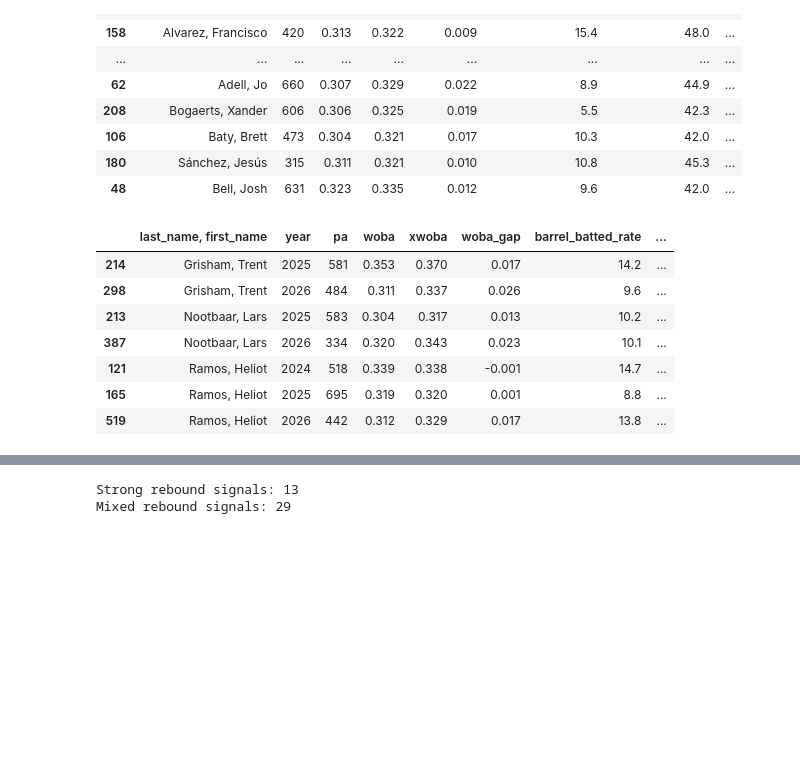
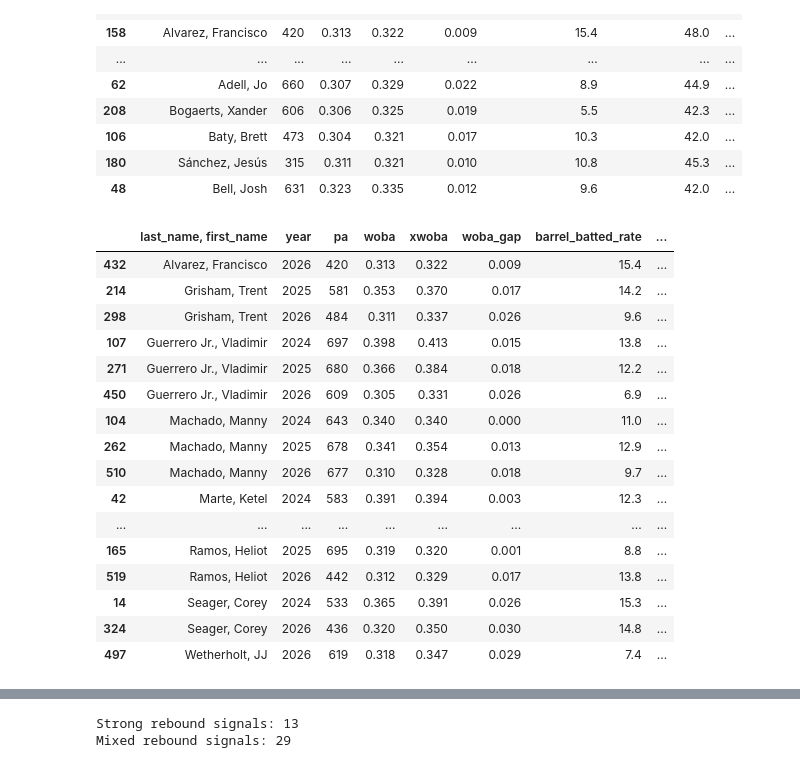
Before and after one commit to cameronboardman2022/MLB--26-Undervalued-Hitters, a Jupyter notebook: MLB_Undervalued_Hitters_2026.ipynb, the cells around one changed output, grey strips where cells are left out. Drawn from its saved outputs; the diff is of its cells as text; code cells hidden in the pictures; blank space fills up the shorter version.

```diff
--- a/MLB_Undervalued_Hitters_2026.ipynb
+++ b/MLB_Undervalued_Hitters_2026.ipynb
@@ -984,42 +984,52 @@ Potential overlooked hitters: 33
 | 180 | Sánchez, Jesús | 315 | 0.311 | 0.321 | 0.010 | 10.8 | 45.3 | ... |
 | 48 | Bell, Josh | 631 | 0.323 | 0.335 | 0.012 | 9.6 | 42.0 | ... |
 # %%
+
 
 # Historical comparison of leading overlooked candidates
 
-top_candidates = overlooked.head(10)["last_name, first_name"].tolist()
+top_candidate_names = overlooked.head(10)["last_name, first_name"].tolist()
 
-historical_candidates = comparison[
-    comparison["last_name, first_name"].isin(top_candidates)
+historical_candidates = historical[
+    historical["last_name, first_name"].isin(top_candidate_names)
 ].copy()
 
 historical_candidates = historical_candidates.sort_values(
     ["last_name, first_name", "year"]
 )
 
 display(
     historical_candidates[
         [
             "last_name, first_name",
             "year",
             "pa",
             "woba",
             "xwoba",
             "woba_gap",
             "barrel_batted_rate",
             "hard_hit_percent"
         ]
     ].round(3)
 )
 # %% [output]
 |  | last_name, first_name | year | pa | woba | xwoba | woba_gap | barrel_batted_rate | ... |
+| 432 | Alvarez, Francisco | 2026 | 420 | 0.313 | 0.322 | 0.009 | 15.4 | ... |
 | 214 | Grisham, Trent | 2025 | 581 | 0.353 | 0.370 | 0.017 | 14.2 | ... |
 | 298 | Grisham, Trent | 2026 | 484 | 0.311 | 0.337 | 0.026 | 9.6 | ... |
-| 213 | Nootbaar, Lars | 2025 | 583 | 0.304 | 0.317 | 0.013 | 10.2 | ... |
-| 387 | Nootbaar, Lars | 2026 | 334 | 0.320 | 0.343 | 0.023 | 10.1 | ... |
-| 121 | Ramos, Heliot | 2024 | 518 | 0.339 | 0.338 | -0.001 | 14.7 | ... |
+| 107 | Guerrero Jr., Vladimir | 2024 | 697 | 0.398 | 0.413 | 0.015 | 13.8 | ... |
+| 271 | Guerrero Jr., Vladimir | 2025 | 680 | 0.366 | 0.384 | 0.018 | 12.2 | ... |
+| 450 | Guerrero Jr., Vladimir | 2026 | 609 | 0.305 | 0.331 | 0.026 | 6.9 | ... |
+| 104 | Machado, Manny | 2024 | 643 | 0.340 | 0.340 | 0.000 | 11.0 | ... |
+| 262 | Machado, Manny | 2025 | 678 | 0.341 | 0.354 | 0.013 | 12.9 | ... |
+| 510 | Machado, Manny | 2026 | 677 | 0.310 | 0.328 | 0.018 | 9.7 | ... |
+| 42 | Marte, Ketel | 2024 | 583 | 0.391 | 0.394 | 0.003 | 12.3 | ... |
+| ... | ... | ... | ... | ... | ... | ... | ... | ... |
 | 165 | Ramos, Heliot | 2025 | 695 | 0.319 | 0.320 | 0.001 | 8.8 | ... |
 | 519 | Ramos, Heliot | 2026 | 442 | 0.312 | 0.329 | 0.017 | 13.8 | ... |
+| 14 | Seager, Corey | 2024 | 533 | 0.365 | 0.391 | 0.026 | 15.3 | ... |
+| 324 | Seager, Corey | 2026 | 436 | 0.320 | 0.350 | 0.030 | 14.8 | ... |
+| 497 | Wetherholt, JJ | 2026 | 619 | 0.318 | 0.347 | 0.029 | 7.4 | ... |
 # %%
 
 # Compare 2025 and 2026 performance for returning hitters
```
Also changed, not shown: parts of 1 cell of this notebook, 1 other file.
